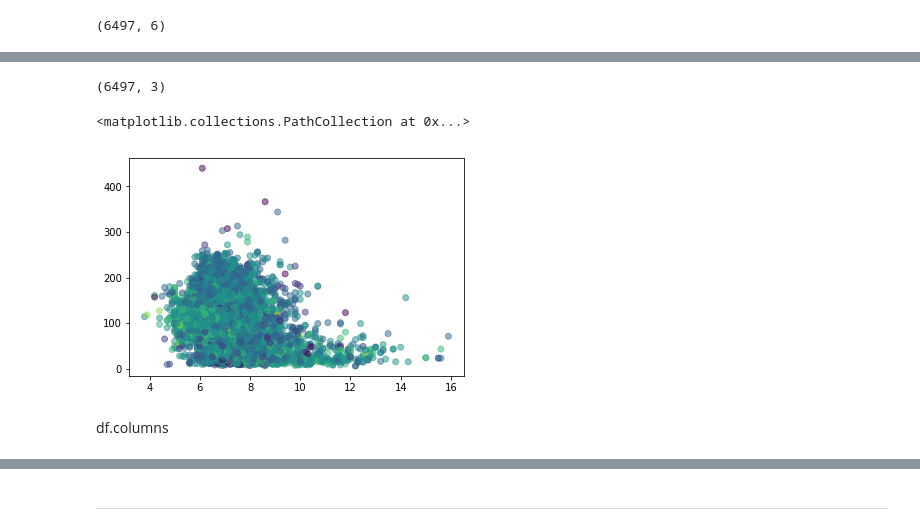
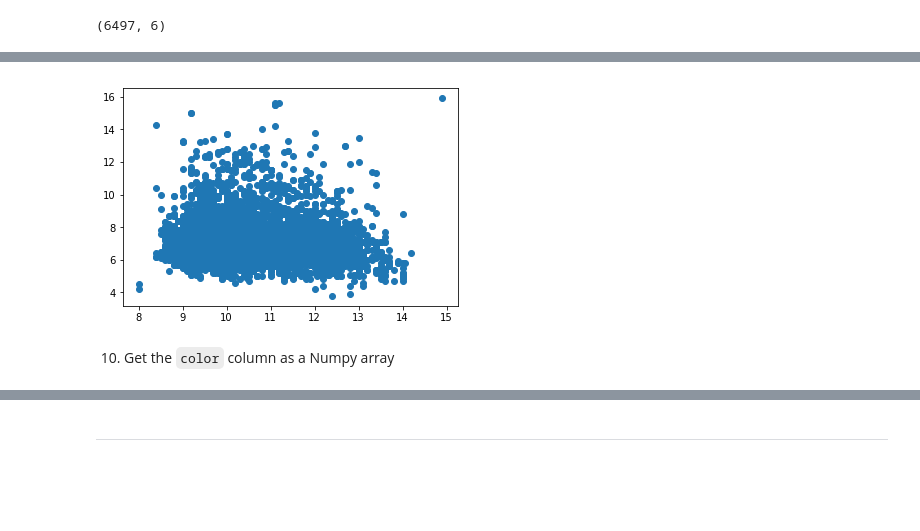
Before and after one commit to mohammadbashiri/MPI-python-workshop-march2019, a Jupyter notebook: Day2/day2_exercise6.ipynb, the cells around one changed output, grey strips where cells are left out. Saved outputs shown, nothing was run; the diff lists cells and outputs as text; code cells hidden in the pictures; blank space fills up the shorter version.

```diff
--- a/Day2/day2_exercise6.ipynb
+++ b/Day2/day2_exercise6.ipynb
@@ -92,3 +98,6 @@ dtype: object
 - `fixed_acidity`
 - `alcohol`
+# %%
+fixed_acidity = df.fixed_acidity.values
+alcohol = df.alcohol.values
 # %% [markdown]
@@ -149,11 +104,0 @@ colors = np.array([color[el-3, :-1] for el in df.quality.values])
-# %%
-colors.shape
-# %% [output]
-(6497, 3)
-# %%
-plt.scatter(df['fixed acidity'], df['total sulfur dioxide'], c=colors, alpha=.5)
-# %% [output]
-<matplotlib.collections.PathCollection at 0x...>
-[figure, removed]
-# %% [markdown]
-df.columns
@@ -161,0 +105,6 @@ sns.pairplot(df_red[['citric acid', 'free sulfur dioxide', ]])
+# %%
+plt.scatter(alcohol, fixed_acidity);
+# %% [output]
+[figure, added]
+# %% [markdown]
+10) Get the `color` column as a Numpy array
```
Also changed, not shown: parts of 44 cells of this notebook, 3 other files.
